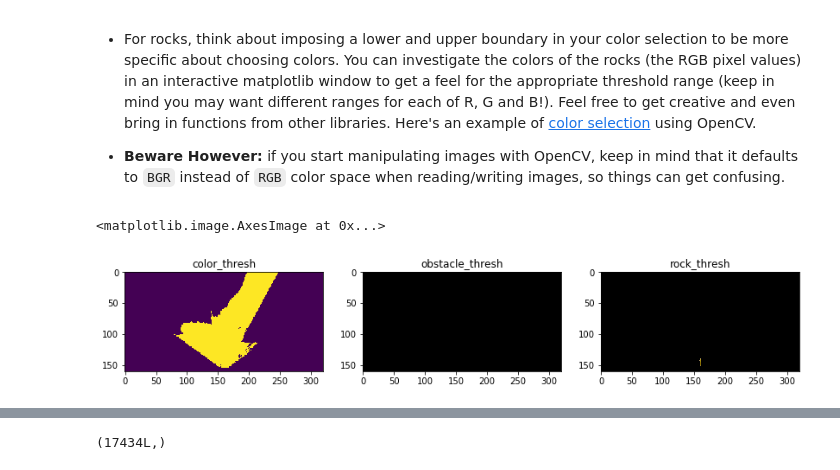
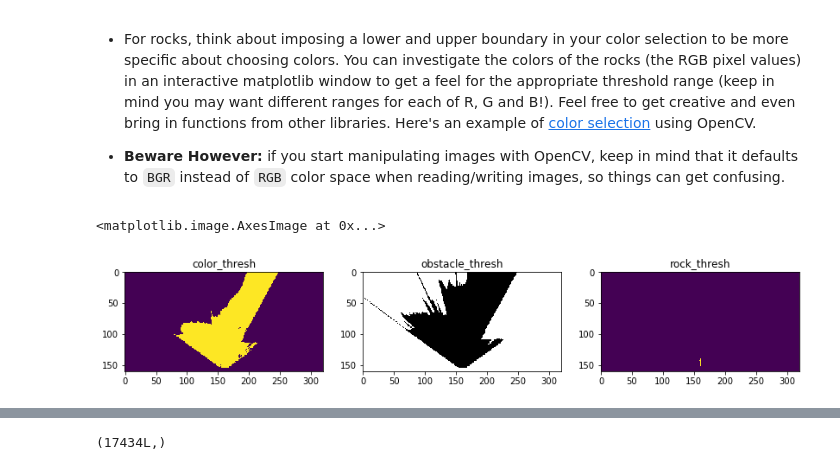
Before and after one commit to sketchout/RoboND-Rover-Project, a Jupyter notebook: code/Rover_Project_Test_Notebook.ipynb, the cells around one changed output, grey strips where cells are left out. Cells and saved outputs as stored; diff of their text form; code cells hidden in the pictures.

```diff
--- a/code/Rover_Project_Test_Notebook.ipynb
+++ b/code/Rover_Project_Test_Notebook.ipynb
@@ -133,8 +133,8 @@ def color_thresh(img, rgb_thresh=(160, 160, 160)):
 # Identify pixels below the threshold
 def obstacle_thresh(img, rgb_thresh=(80, 80, 50)):      # black
     obstacle_select = np.zeros_like(img[:,:,0])
-    below_thresh = (img[:,:,0] > rgb_thresh[0]) \
-            & (img[:,:,1] > rgb_thresh[1]) \
+    below_thresh = (img[:,:,0] < rgb_thresh[0]) \
+            & (img[:,:,1] < rgb_thresh[1]) \
             & (img[:,:,2] < rgb_thresh[2])
     obstacle_select[below_thresh] = 1
     # Return the binary image
@@ -152,9 +152,9 @@ def rock_thresh(img):
     mask_rock = cv2.inRange(img_hsv, lower_yellow, upper_yellow)
 
     # Bitwisze-AND mask and original image
-    res = cv2.bitwise_and(img, img, mask=mask_rock)
+#     res = cv2.bitwise_and(img, img, mask=mask_rock)
 
-    return res
+    return mask_rock
 
 f = plt.figure(figsize=(14,4))
 
@@ -164,34 +164,34 @@ ax1 = plt.subplot(131)
 
 grid_warped = perspect_transform(grid_img, source, destination)
 color_threshed = color_thresh(grid_warped)
 
 ax1.set_title('color_thresh')
 # ax1.imshow(color_threshed, cmap='gray')
 ax1.imshow(color_threshed)
 #scipy.misc.imsave('../output/warped_threshed.jpg', threshed*255)
 
 
 # 132
 ax2 = plt.subplot(132)
 grid_warped = perspect_transform(grid_img, source, destination)
 obstacle_threshed = obstacle_thresh(grid_warped)
 
 ax2.set_title('obstacle_thresh')
 ax2.imshow(obstacle_threshed, cmap='gray')
 
 
 # 133
 ax2 = plt.subplot(133)
 
 rock_warped = perspect_transform(rock_img, source, destination)
 rock_threshed = rock_thresh(rock_warped)
 
 ax2.set_title('rock_thresh')
 # ax2.imshow(rock_threshed, cmap='gray')
 ax2.imshow(rock_threshed)
 # %% [output]
 <matplotlib.image.AxesImage at 0x...>
-[figure, old version]
+[figure, new version]
 # %%
 
 #threshed = color_thresh(warped)
```
Also changed, not shown: parts of 3 cells of this notebook.
